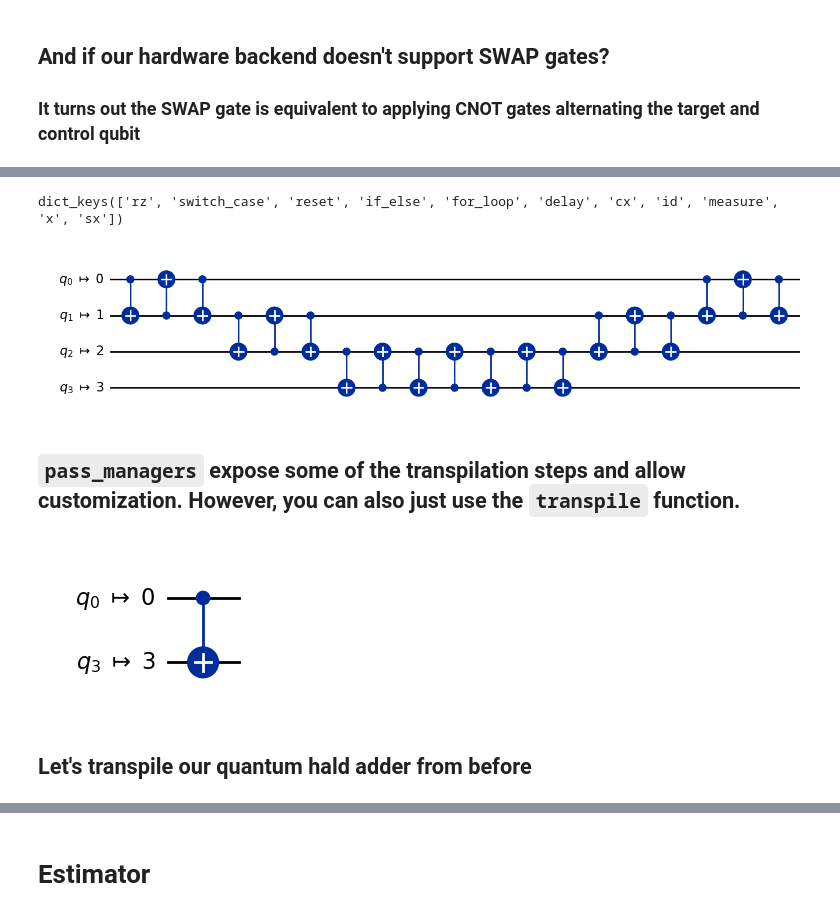
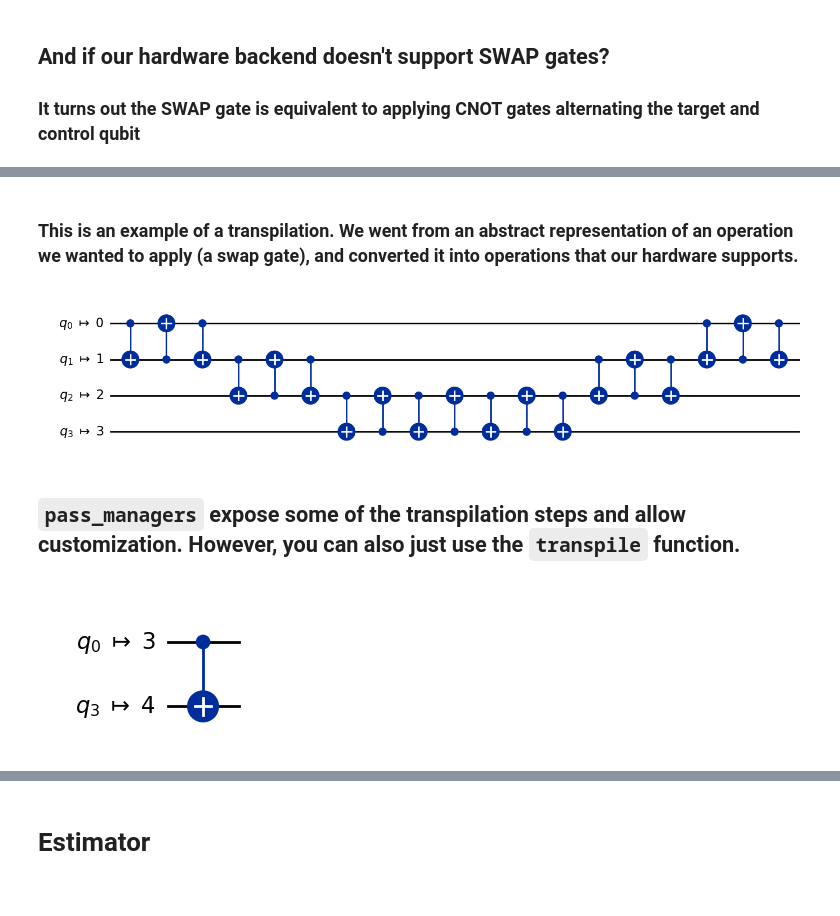
Before and after one commit to JoeyRogers-svg/Qiskit-fundamentals-course, a Jupyter notebook: 3-transpilation-and-primitives.ipynb, the cells around one changed output, grey strips where cells are left out. Saved outputs shown, nothing was run; the diff lists cells and outputs as text; code cells hidden in the pictures.

```diff
--- a/3-transpilation-and-primitives.ipynb
+++ b/3-transpilation-and-primitives.ipynb
@@ -116,23 +50,23 @@ qc.draw(output='mpl')
 # %% [markdown]
 ## One way of accomplishing this could be to use SWAP gates
 # %%
-qc = QuantumCircuit(4)
+qc_4 = QuantumCircuit(4)
 
 # Move qubit 0 next to qubit 3 using SWAPs
-qc.swap(0, 1)
-qc.swap(1, 2)
-qc.swap(2, 3)
+qc_4.swap(0, 1)
+qc_4.swap(1, 2)
+qc_4.swap(2, 3)
 
 # Now qubit 0 is effectively at position 3
 # Apply CX (now local, but at huge cost)
-qc.cx(3, 2)  # control = original qubit 0, target = original qubit 3
+qc_4.cx(3, 2)  # control = original qubit 0, target = original qubit 3
 
 # Swap everything back
-qc.swap(2, 3)
-qc.swap(1, 2)
-qc.swap(0, 1)
+qc_4.swap(2, 3)
+qc_4.swap(1, 2)
+qc_4.swap(0, 1)
 
-qc.draw("mpl")
+qc_4.draw("mpl")
 # %% [output]
 [figure]
 # %% [markdown]
@@ -142,27 +87,20 @@ qc.draw("mpl")
+# %% [markdown]
+### This is an example of a transpilation. We went from an abstract representation of an operation we wanted to apply (a swap gate), and converted it into operations that our hardware supports.
 # %%
-from qiskit_ibm_runtime.fake_provider import FakeManilaV2
 from qiskit.transpiler.preset_passmanagers import generate_preset_pass_manager
 
-fake_backend = FakeManilaV2()
+pm = generate_preset_pass_manager(target=target, optimization_level=0)
+qc_isa = pm.run(qc_4)
 
-target = fake_backend.target
-pm = generate_preset_pass_manager(target=target, optimization_level=0)
-qc_isa = pm.run(qc)
-
-
-print(target.operation_names)
 qc_isa.draw("mpl")
 # %% [output]
-dict_keys(['rz', 'switch_case', 'reset', 'if_else', 'for_loop', 'delay', 'cx', 'id', 'measure', 'x', 'sx'])
 [figure]
 # %% [markdown]
 ## `pass_managers` expose some of the transpilation steps and allow customization. However, you can also just use the `transpile` function.
 # %%
 from qiskit import transpile
 
-qc_transpiled = transpile(qc)
+qc_transpiled = transpile(circuits=qc_4, target=target)
 qc_transpiled.draw(output='mpl')
 # %% [output]
-[figure, old version]
+[figure, new version]
-# %% [markdown]
-## Let's transpile our quantum hald adder from before
```
Also changed, not shown: parts of 43 cells of this notebook.
